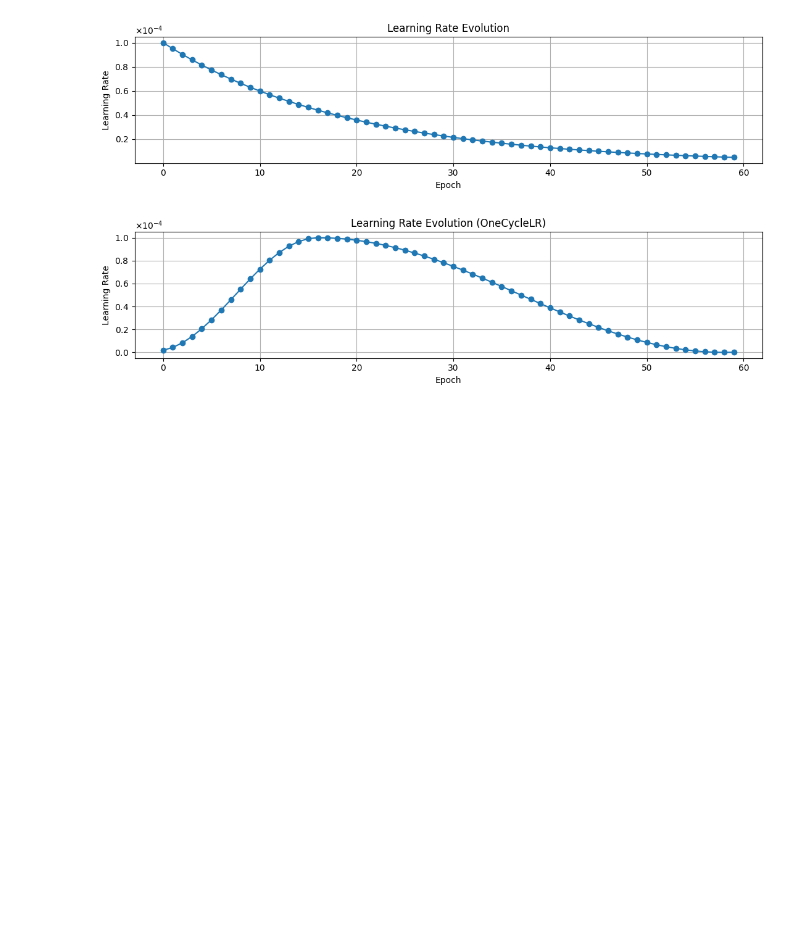
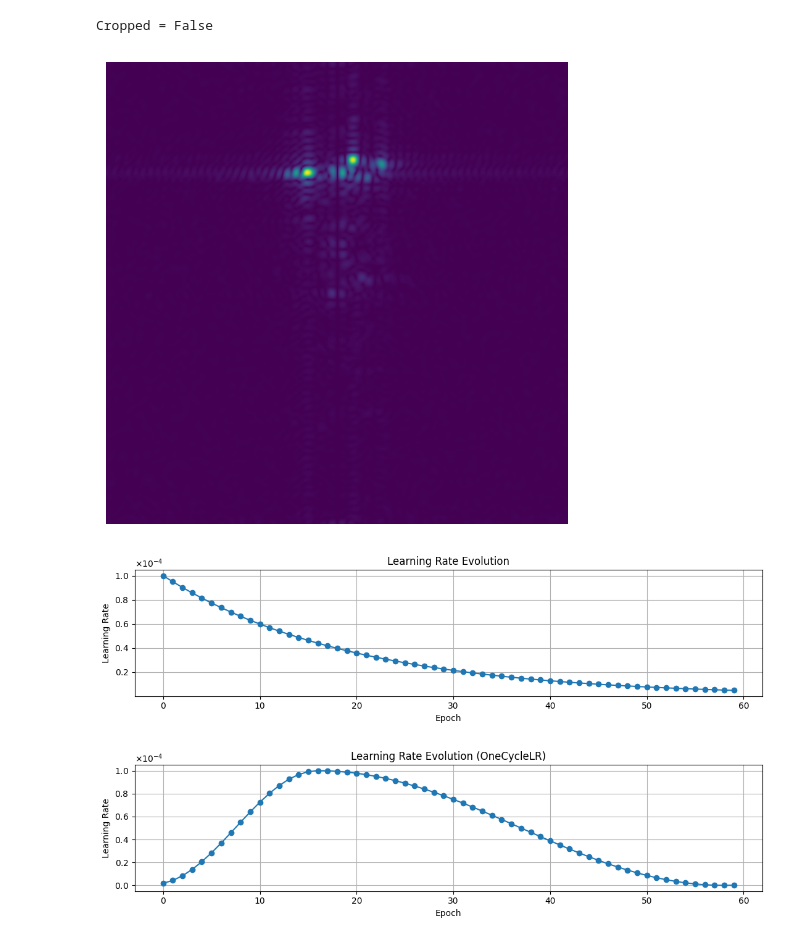
Before and after one commit to Hip02/CrowdMonitoring_Hip, a Jupyter notebook: DeepLearning/deep_learning_first_try.ipynb, the cells around one changed output. Saved outputs shown, nothing was run; the diff lists cells and outputs as text; code cells hidden in the pictures; blank space fills up the shorter version.

```diff
--- a/DeepLearning/deep_learning_first_try.ipynb
+++ b/DeepLearning/deep_learning_first_try.ipynb
@@ -68,0 +120,36 @@ ValueError: num_samples should be a positive integer value, but got num_samples=
+# %%
+import cv2
+
+exp = "Regression/BackToResNet4"
+fold = 4
+stream = open(f"exp_list/{exp}.yaml", 'r')
+param  = yaml.safe_load(stream)
+param["TRAINING"]["DEVICE"] = 'mps'
+param["DATASET"]["FOLD_NUMBER"] = fold
+
+to_load = ["max_values", "labels", "magnitudes", "video_frames"]
+data_loader = DataLoader(base_path, param, exp_list=all, to_load=to_load)
+resultsPath = os.path.join("results", exp, f"fold{fold}")
+
+exp_n = 28
+# %% [output]
+Cropped = False
+# %%
+#magn = data_loader.get_magnitude(f"NewExp{exp_n}", 796)
+
+# Load the magnitude from a png file
+input_path = "/Users/hippolytehilgers/Downloads/RadarMagnitudes/map_533_5.png"
+magn = cv2.imread(input_path, cv2.IMREAD_UNCHANGED)
+
+# Delete last dimension
+#magn = magn[:, :, 0]
+
+# Show the magn as image (use viriidis colormap)
+plt.figure(figsize=(10, 6))
+plt.imshow(magn, cmap='viridis')
+#plt.colorbar()
+##plt.title('Magnitude Image')
+plt.axis('off')
+plt.show()
+# %% [output]
+[figure, added]
```
Also changed, not shown: parts of 6 cells of this notebook, 9 other files.
